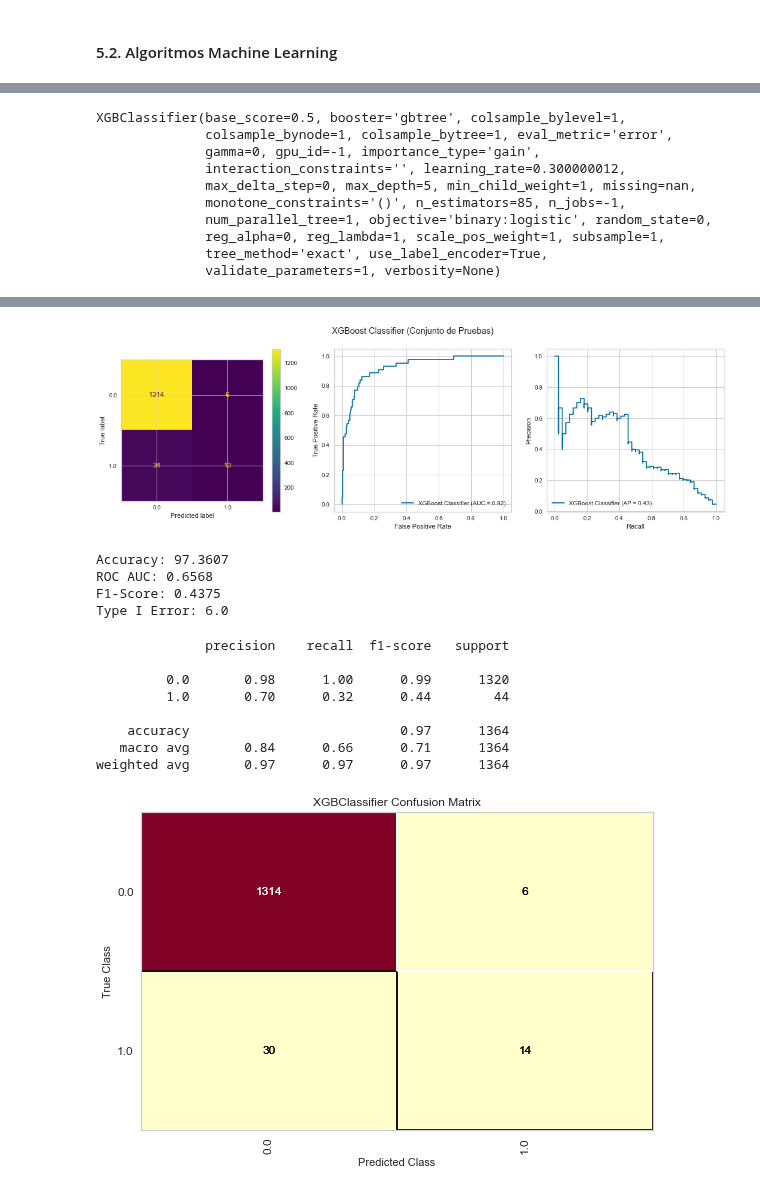
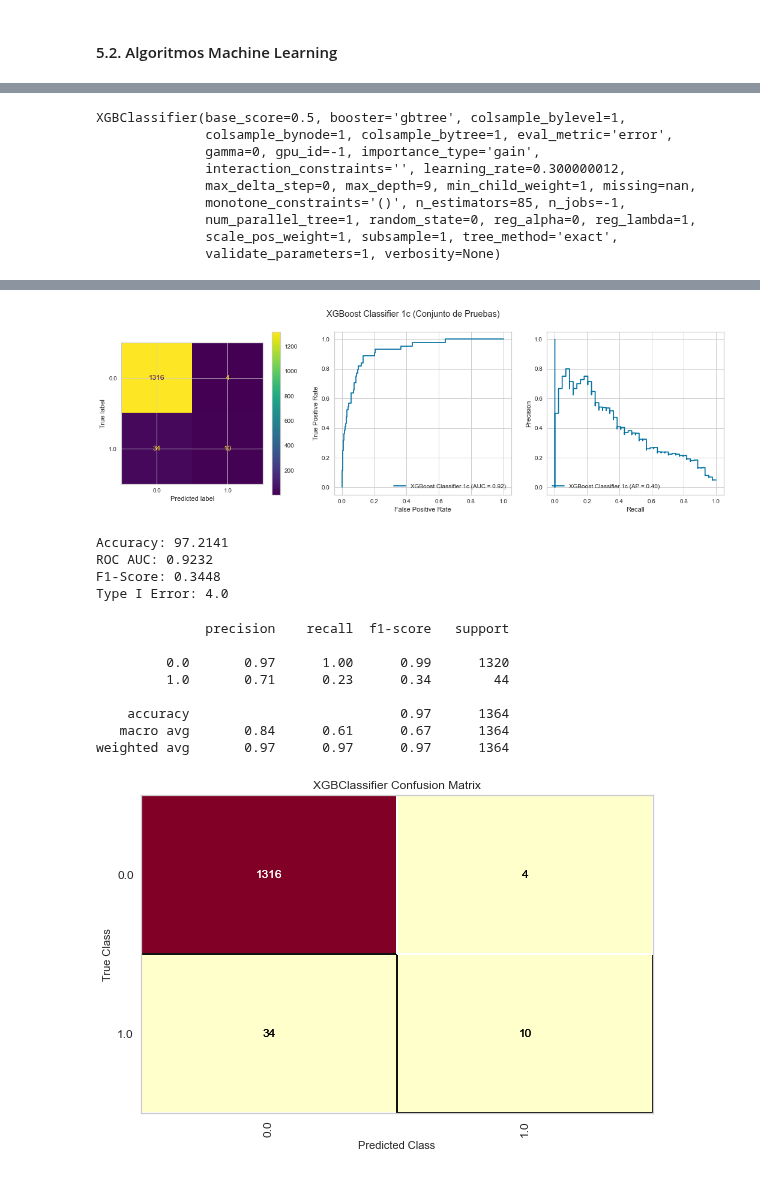
Before and after one commit to Project-ML-PUCP/BankruptcyTaiwan, a Jupyter notebook: 03. Codigo/03.4. Modeling - XGB.ipynb, the cells around one changed output, grey strips where cells are left out. Saved outputs shown, nothing was run; the diff lists cells and outputs as text; code cells hidden in the pictures.

```diff
--- a/03. Codigo/03.4. Modeling - XGB.ipynb
+++ b/03. Codigo/03.4. Modeling - XGB.ipynb
@@ -180,4 +180,4 @@ y_test.value_counts()/len(y_test)*100, y_test.value_counts()
 #### 5.2. Algoritmos Machine Learning
 # %%
 #Modelo Base
-model_XGB = XGBClassifier(n_estimators=85, n_jobs=-1, max_depth=5, eval_metric='error')
+model_XGB_base = XGBClassifier(n_estimators=85, n_jobs=-1,  eval_metric='error')
@@ -183,0 +197,2 @@ model_XGB = XGBClassifier(n_estimators=85, n_jobs=-1, max_depth=5, eval_metric='
+# %%
+model_XGB_base.fit(X_train, y_train)
@@ -184,3 +209,3 @@ model_XGB = XGBClassifier(n_estimators=85, n_jobs=-1, max_depth=5, eval_metric='
 # %%
 #Modelo con tuning
-model_XGB = XGBClassifier(n_estimators=85, n_jobs=-1, max_depth=5, eval_metric='error')
+model_XGB = XGBClassifier(n_estimators=85, n_jobs=-1, max_depth=9, eval_metric='error')
@@ -191,18 +228,17 @@ XGBClassifier(base_score=0.5, booster='gbtree', colsample_bylevel=1,
               colsample_bynode=1, colsample_bytree=1, eval_metric='error',
               gamma=0, gpu_id=-1, importance_type='gain',
               interaction_constraints='', learning_rate=0.300000012,
-              max_delta_step=0, max_depth=5, min_child_weight=1, missing=nan,
+              max_delta_step=0, max_depth=9, min_child_weight=1, missing=nan,
               monotone_constraints='()', n_estimators=85, n_jobs=-1,
-              num_parallel_tree=1, objective='binary:logistic', random_state=0,
-              reg_alpha=0, reg_lambda=1, scale_pos_weight=1, subsample=1,
-              tree_method='exact', use_label_encoder=True,
+              num_parallel_tree=1, random_state=0, reg_alpha=0, reg_lambda=1,
+              scale_pos_weight=1, subsample=1, tree_method='exact',
               validate_parameters=1, verbosity=None)
 # %%
 from sklearn.metrics import recall_score, precision_score, f1_score, roc_auc_score, plot_roc_curve, plot_confusion_matrix, plot_precision_recall_curve
 
 resultados = {}
 # Código obtenido del profesor César Olivares
-def update_resultados(descripcion, model, resultados, X_train, X_test, y_train, y_test):
+def save_and_show_resultados(descripcion, model, resultados, X_train, X_test, y_train, y_test):
   y_train_pred = model.predict(X_train)
   y_train_pred_proba = model.predict_proba(X_train)[:,1]
 
@@ -230,7 +266,7 @@ def update_resultados(descripcion, model, resultados, X_train, X_test, y_train,
   plot_precision_recall_curve(model, X_test, y_test, ax=axes[2], name=descripcion)
   return
 # %%
-update_resultados('XGBoost Classifier',model_XGB, resultados, X_train, X_test, y_train, y_test)
+save_and_show_resultados('XGBoost Classifier 1c',model_XGB, resultados, X_train, X_test, y_train, y_test)
 # %% [output]
 |  | Entrenamiento |  |  |  |  | Pruebas |  |  | ... |
 |  | Exactitud | Precisión | Exhaustividad | F1 | AUC | Exactitud | Precisión | Exhaustividad | ... |
@@ -238,10 +278,11 @@ update_resultados('XGBoost Classifier',model_XGB, resultados, X_train, X_test, y
-[figure, old version]
+[figure, new version]
 # %%
 y_pred = model_XGB.predict(X_test)
+y_pred_proba = model_XGB.predict_proba(X_test)[:,1]
 # predictions = [round(value) for value in y_pred]
 predictions = y_pred
 accuracy = accuracy_score(y_test, predictions)
-auc = roc_auc_score(y_test, predictions)
+auc = roc_auc_score(y_test, y_pred_proba)
 f1_score_ = f1_score(y_test, predictions)
 type1_error = confusion_matrix(y_test, predictions)[0][1]
 print("Accuracy: %.4f" % (accuracy * 100.0))
@@ -249,20 +290,20 @@ print("ROC AUC: %.4f" % (auc))
 print("F1-Score: %.4f" % (f1_score_))
 print("Type I Error: %.1f" % (type1_error))
 # %% [output]
-Accuracy: 97.3607
-ROC AUC: 0.6568
-F1-Score: 0.4375
-Type I Error: 6.0
+Accuracy: 97.2141
+ROC AUC: 0.9232
+F1-Score: 0.3448
+Type I Error: 4.0
 # %%
 print(classification_report(y_test, predictions))
 # %% [output]
               precision    recall  f1-score   support
 
-         0.0       0.98      1.00      0.99      1320
-         1.0       0.70      0.32      0.44        44
+         0.0       0.97      1.00      0.99      1320
+         1.0       0.71      0.23      0.34        44
 
     accuracy                           0.97      1364
-   macro avg       0.84      0.66      0.71      1364
+   macro avg       0.84      0.61      0.67      1364
 weighted avg       0.97      0.97      0.97      1364
 # %%
 viz = ConfusionMatrix(model_XGB)
```
Also changed, not shown: parts of 10 cells of this notebook, 1 other file.
